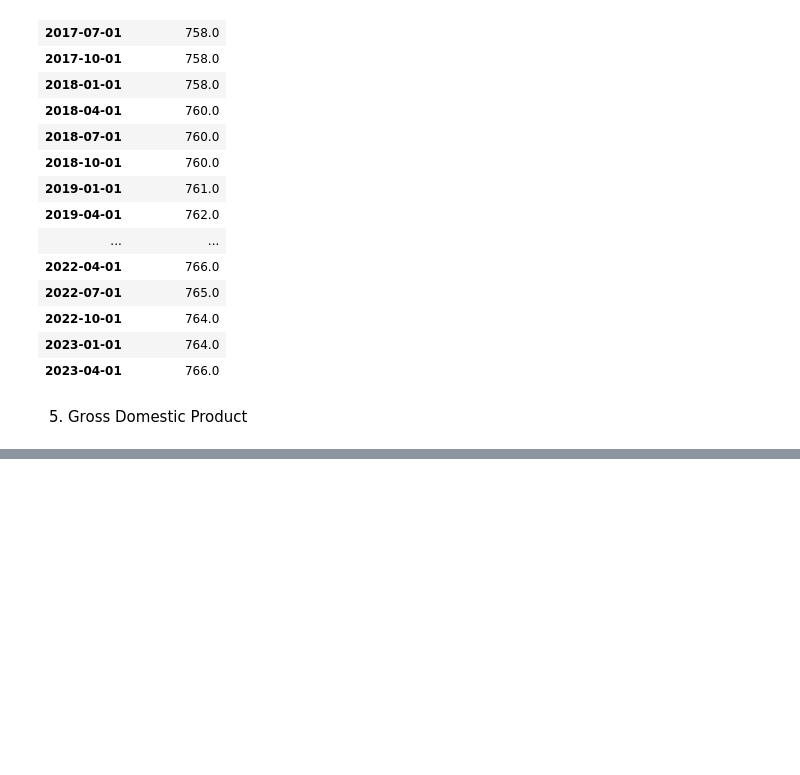
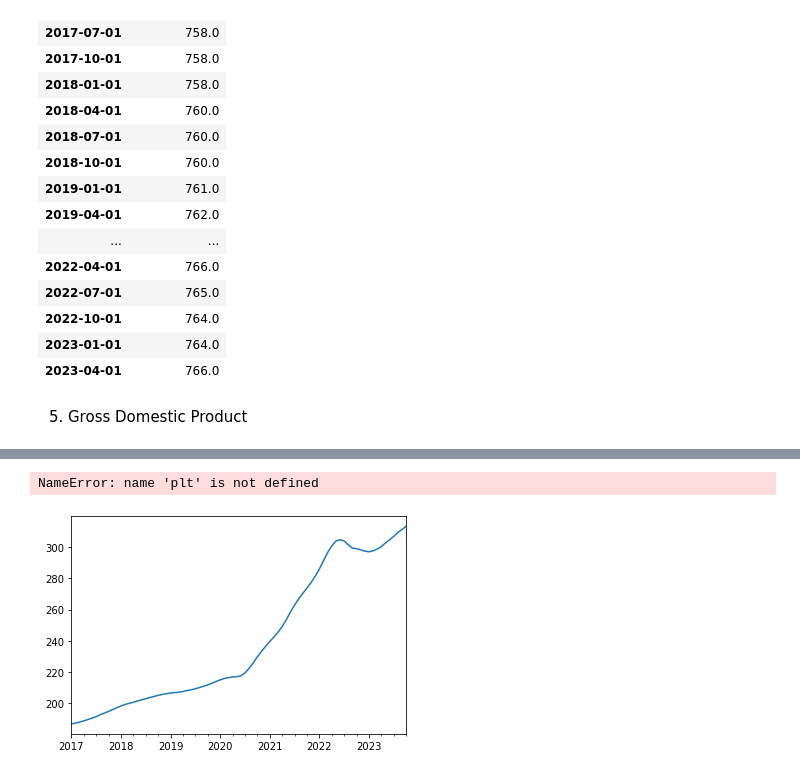
Before and after one commit to Celinzh/wqu_assignment, a Jupyter notebook: GWP1/celine-data.ipynb, the cells around one changed output, grey strips where cells are left out. Drawn from its saved outputs; the diff is of its cells as text; code cells hidden in the pictures; blank space fills up the shorter version.

```diff
--- a/GWP1/celine-data.ipynb
+++ b/GWP1/celine-data.ipynb
@@ -117,0 +174,6 @@ credit_df
+# %%
+merge_df['House Price'].plot()
+plt.show()
+# %% [output]
+NameError: name 'plt' is not defined
+[figure, added]
```
Also changed, not shown: parts of 8 cells of this notebook.
